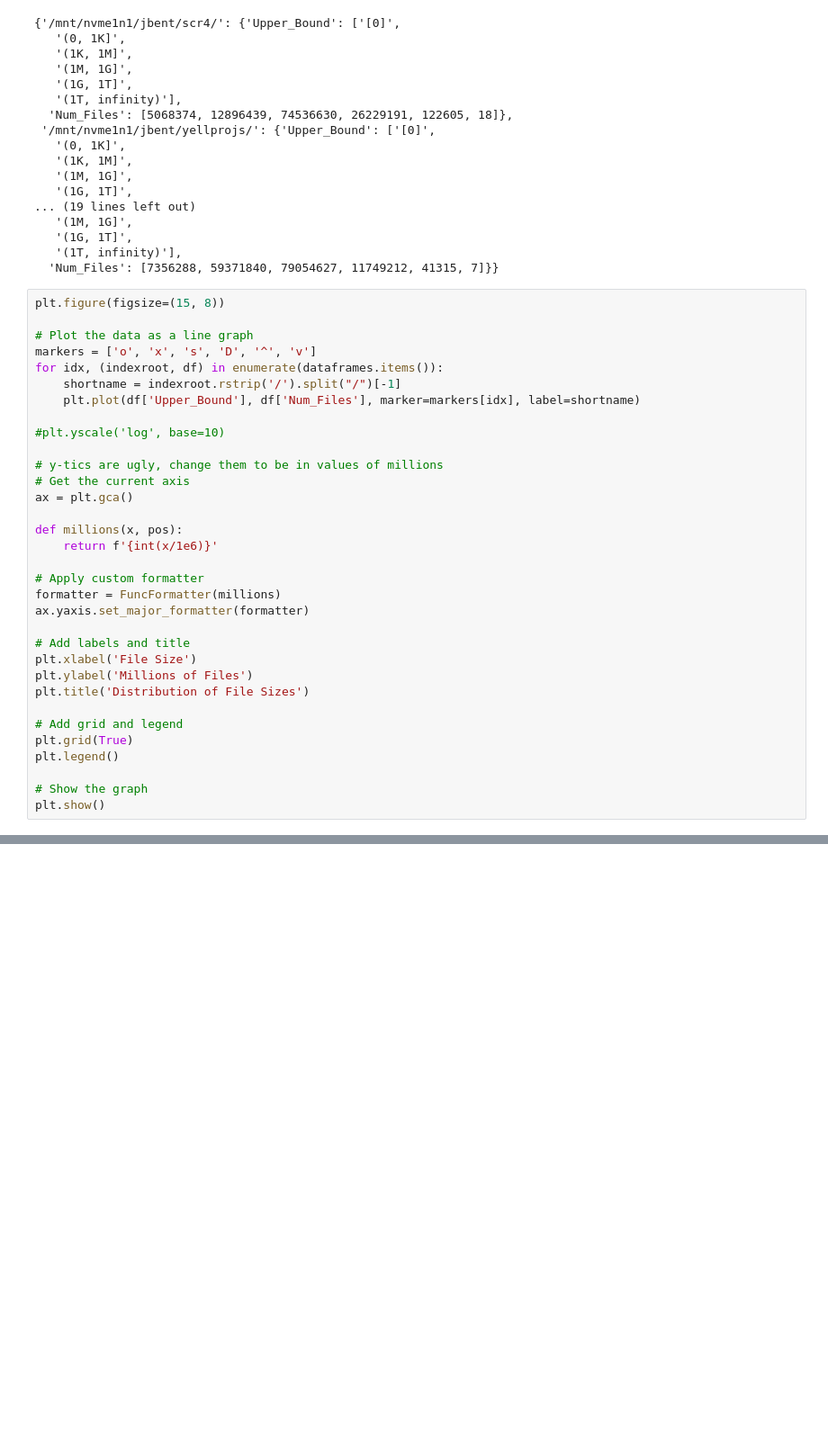
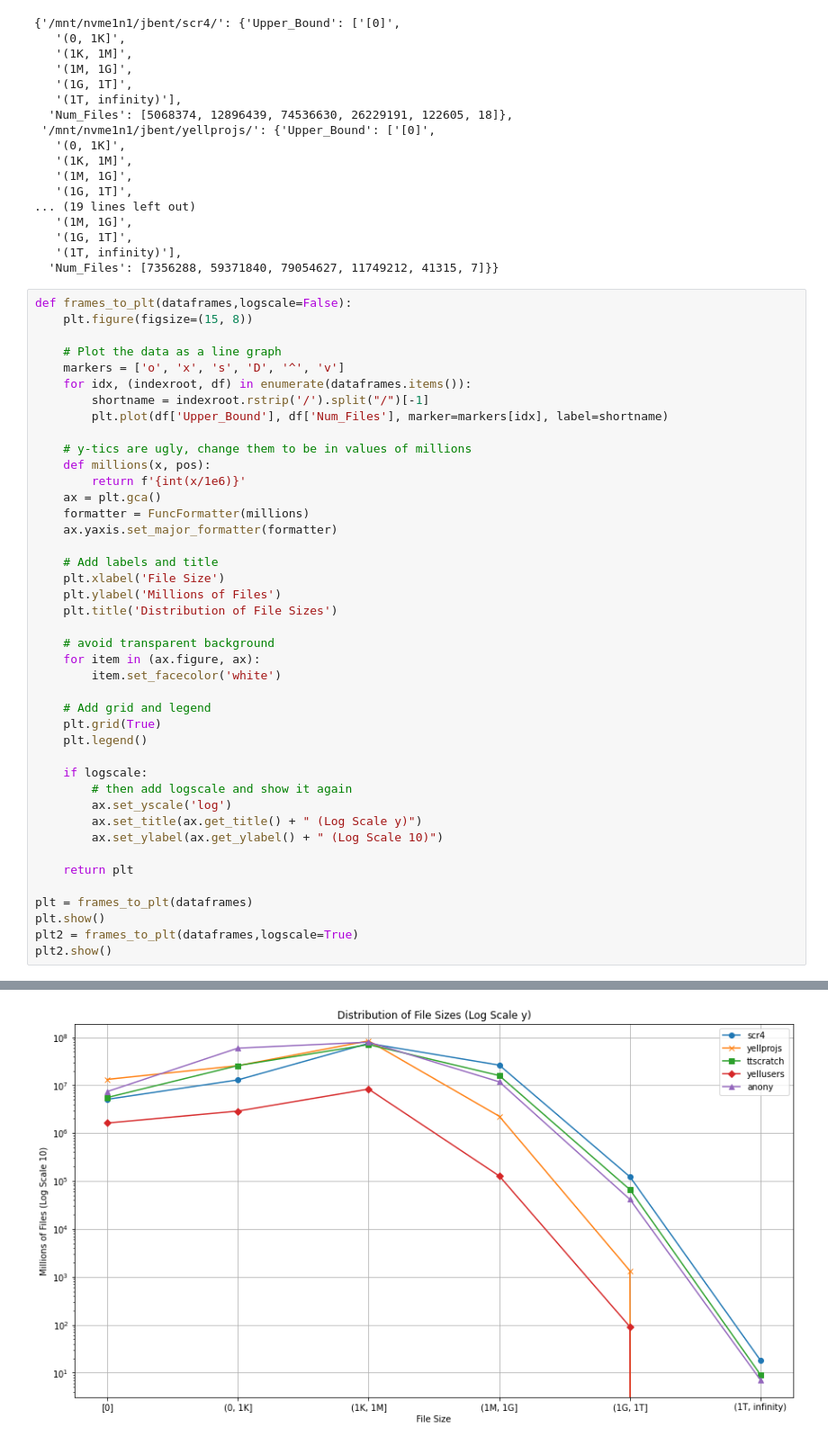
Before and after one commit to mar-file-system/GUFI, a Jupyter notebook: contrib/python/gufi_graphs2.ipynb, the cells around one changed output, grey strips where cells are left out. Shown: that part at 90% size. Drawn from its saved outputs; the diff is of its cells as text; blank space fills up the shorter version.

Commit message:
removed transparent background; also added log-scale

```diff
--- a/contrib/python/gufi_graphs2.ipynb
+++ b/contrib/python/gufi_graphs2.ipynb
@@ -245,37 +247,47 @@ dataframes
    '(1T, infinity)'],
   'Num_Files': [7356288, 59371840, 79054627, 11749212, 41315, 7]}}
 # %%
-plt.figure(figsize=(15, 8))
+def frames_to_plt(dataframes,logscale=False):
+    plt.figure(figsize=(15, 8))
 
-# Plot the data as a line graph
-markers = ['o', 'x', 's', 'D', '^', 'v']
-for idx, (indexroot, df) in enumerate(dataframes.items()):
-    shortname = indexroot.rstrip('/').split("/")[-1]
-    plt.plot(df['Upper_Bound'], df['Num_Files'], marker=markers[idx], label=shortname)
+    # Plot the data as a line graph
+    markers = ['o', 'x', 's', 'D', '^', 'v']
+    for idx, (indexroot, df) in enumerate(dataframes.items()):
+        shortname = indexroot.rstrip('/').split("/")[-1]
+        plt.plot(df['Upper_Bound'], df['Num_Files'], marker=markers[idx], label=shortname)
 
-#plt.yscale('log', base=10)
+    # y-tics are ugly, change them to be in values of millions
+    def millions(x, pos):
+        return f'{int(x/1e6)}'
+    ax = plt.gca()
+    formatter = FuncFormatter(millions)
+    ax.yaxis.set_major_formatter(formatter)
 
-# y-tics are ugly, change them to be in values of millions
-# Get the current axis
-ax = plt.gca()
+    # Add labels and title
+    plt.xlabel('File Size')
+    plt.ylabel('Millions of Files')
+    plt.title('Distribution of File Sizes')
 
-def millions(x, pos):
-    return f'{int(x/1e6)}'
+    # avoid transparent background
+    for item in (ax.figure, ax):
+        item.set_facecolor('white')
 
-# Apply custom formatter
-formatter = FuncFormatter(millions)
-ax.yaxis.set_major_formatter(formatter)
+    # Add grid and legend
+    plt.grid(True)
+    plt.legend()
 
-# Add labels and title
-plt.xlabel('File Size')
-plt.ylabel('Millions of Files')
-plt.title('Distribution of File Sizes')
+    if logscale:
+        # then add logscale and show it again
+        ax.set_yscale('log')
+        ax.set_title(ax.get_title() + " (Log Scale y)")
+        ax.set_ylabel(ax.get_ylabel() + " (Log Scale 10)")
 
-# Add grid and legend
-plt.grid(True)
-plt.legend()
+    return plt
 
-# Show the graph
+plt = frames_to_plt(dataframes)
 plt.show()
+plt2 = frames_to_plt(dataframes,logscale=True)
+plt2.show()
 # %% [output]
 [figure]
+[figure, added]
```
Also changed, not shown: parts of 1 cell of this notebook.
